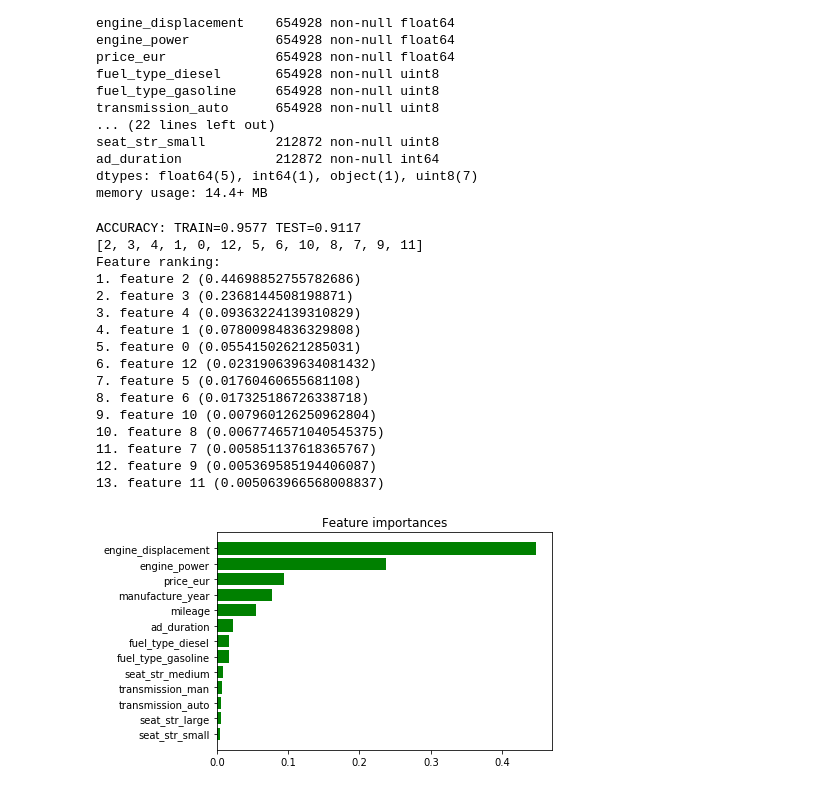
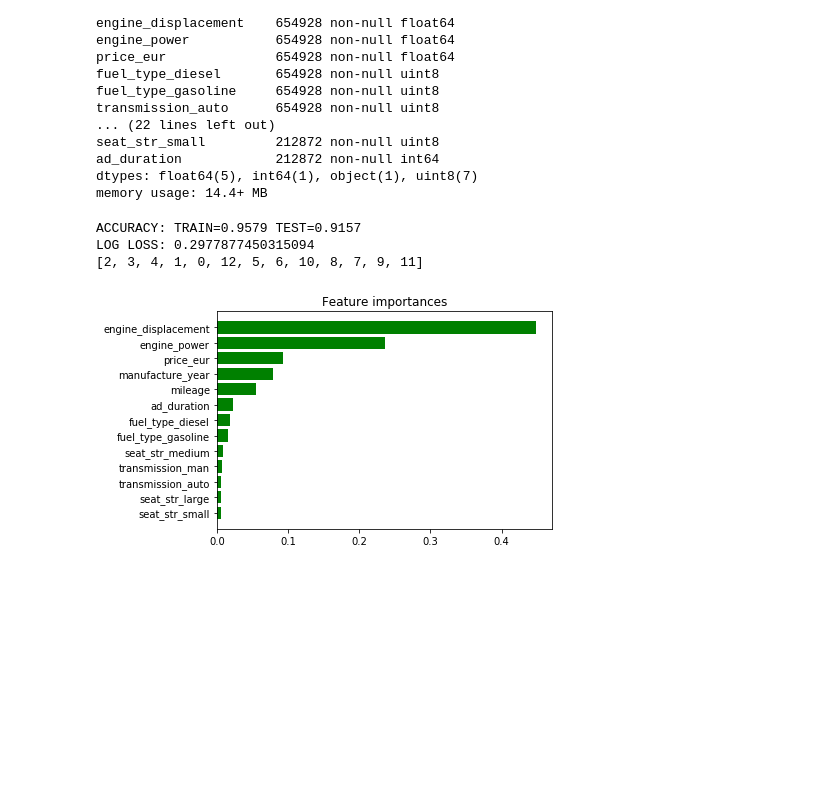
Before and after one commit to daniele-salerno/appunti-ml, a Jupyter notebook: 3_classificatori_non_lineari/cars.ipynb, the cells around one changed output. Saved outputs shown, nothing was run; the diff lists cells and outputs as text; code cells hidden in the pictures; blank space fills up the shorter version.

```diff
--- a/3_classificatori_non_lineari/cars.ipynb
+++ b/3_classificatori_non_lineari/cars.ipynb
@@ -198,7 +179,7 @@ from sklearn.model_selection import train_test_split
 X = df_with_maker.drop("maker", axis=1).values
 Y = df_with_maker["maker"].values
 
-X_train, X_test, Y_train, Y_test = train_test_split(X, Y, test_size=0.3, random_state=0)
+X_train, X_test, Y_train, Y_test = train_test_split(X, Y, test_size=0.1, random_state=0)
 # %%
 from sklearn.ensemble import RandomForestClassifier
 from sklearn.metrics import log_loss
@@ -207,51 +188,41 @@ import matplotlib.pyplot as plt
 
 %matplotlib inline
 
-forest = RandomForestClassifier(n_estimators=35, max_depth=25, random_state=False, max_features=0.6, min_samples_leaf=3)
+forest = RandomForestClassifier(n_estimators=35, max_depth=25, random_state=False, max_features=0.6, min_samples_leaf=3, n_jobs=-1)
 
 forest.fit(X_train, Y_train)
 
 y_pred_train = forest.predict(X_train)
 y_pred = forest.predict(X_test)
 
+y_pred_proba = forest.predict_proba(X_test)
+
 accuracy_train = accuracy_score(Y_train, y_pred_train)
 accuracy_test = accuracy_score(Y_test, y_pred)
 
 print("ACCURACY: TRAIN=%.4f TEST=%.4f" % (accuracy_train,accuracy_test))
+print("LOG LOSS: "+str(log_loss(Y_test, y_pred_proba)))
 
 importances = forest.feature_importances_
 indices = list(np.argsort(importances))[::-1]
 print(indices)
 
 # print("Feature ranking:")
 # for count, f in enumerate(indices):
 #     print("{0}. feature {1} ({2})".format(count+1, f, importances[f]))
 
 plt.title("Feature importances")
 plt.barh(range(len(indices)), importances[indices], color="g", align="center")
 plt.yticks(range(len(indices)), df_with_maker.iloc[:, 1:].columns[indices])
 # plt.ylim([-1, len(indices)])
 plt.gca().invert_yaxis()
 
 ##ACCURACY: TRAIN=0.9577 TEST=0.9117
 # %% [output]
-ACCURACY: TRAIN=0.9577 TEST=0.9117
+ACCURACY: TRAIN=0.9579 TEST=0.9157
+LOG LOSS: 0.2977877450315094
 [2, 3, 4, 1, 0, 12, 5, 6, 10, 8, 7, 9, 11]
-Feature ranking:
-1. feature 2 (0.44698852755782686)
-2. feature 3 (0.2368144508198871)
-3. feature 4 (0.09363224139310829)
-4. feature 1 (0.07800984836329808)
-5. feature 0 (0.05541502621285031)
-6. feature 12 (0.023190639634081432)
-7. feature 5 (0.01760460655681108)
-8. feature 6 (0.017325186726338718)
-9. feature 10 (0.007960126250962804)
-10. feature 8 (0.0067746571040545375)
-11. feature 7 (0.005851137618365767)
-12. feature 9 (0.005369585194406087)
-13. feature 11 (0.005063966568008837)
-[figure, old version]
+[figure, new version]
 # %%
 df_no_maker = df_no_maker.drop('maker', axis=1)
 prediction = forest.predict(df_no_maker)
```
Also changed, not shown: parts of 7 cells of this notebook.
